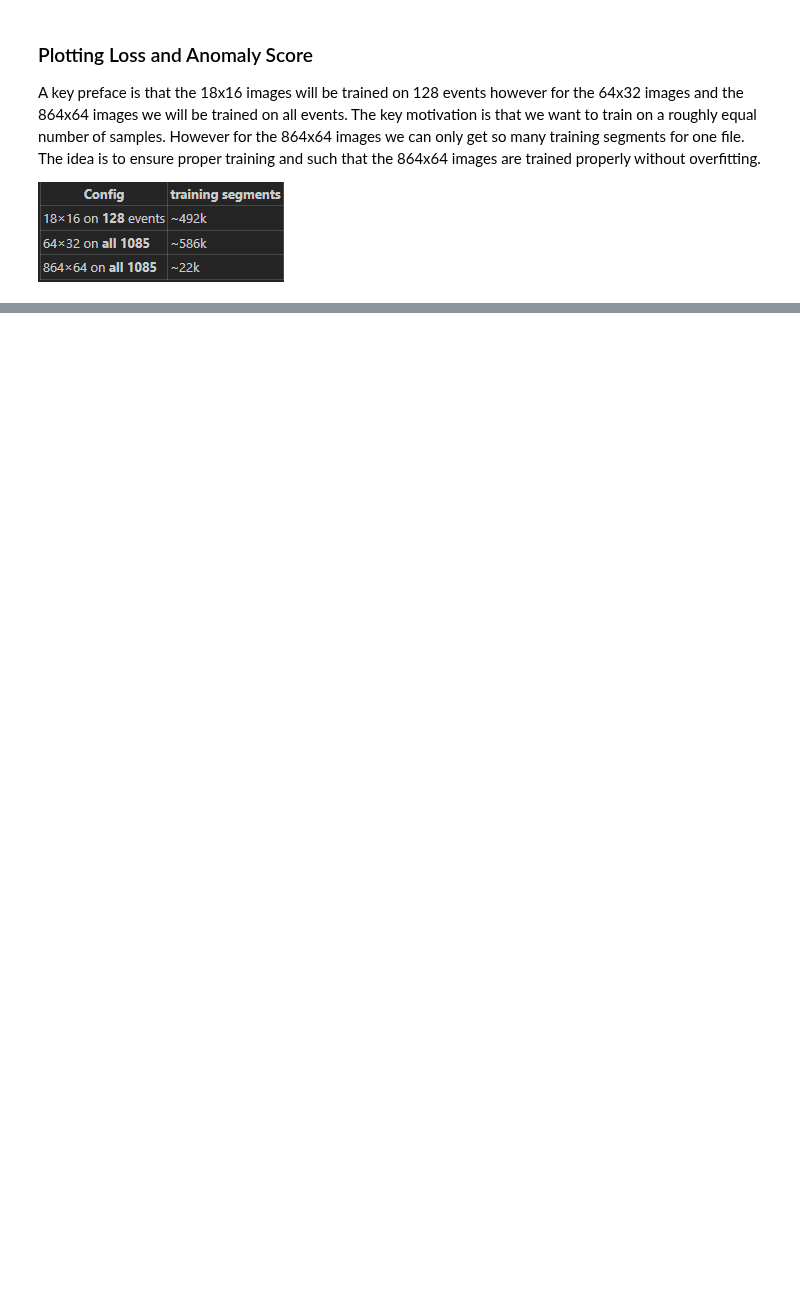
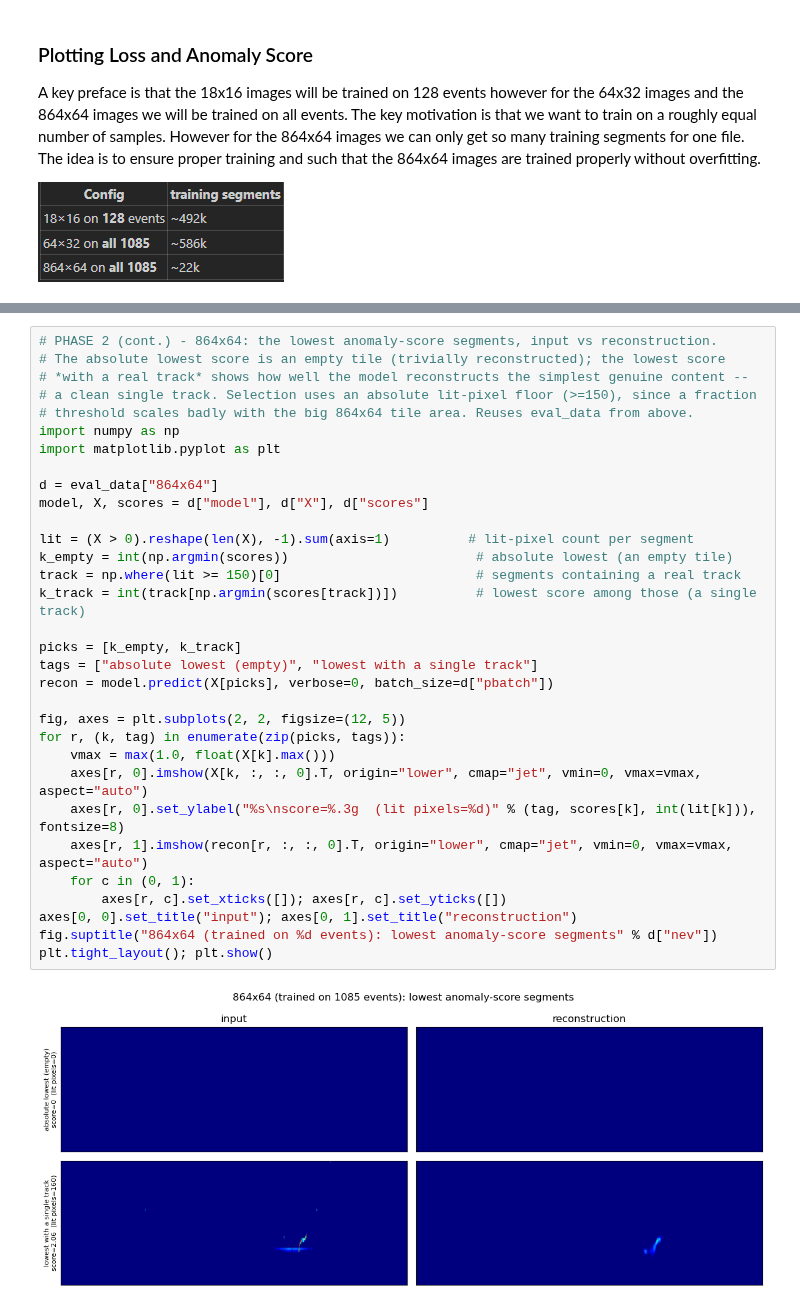
Before and after one commit to AidanShim/SCARAB, a Jupyter notebook: tutorial/MBOONE/microboone_open_data.ipynb, the cells around one changed output, grey strips where cells are left out. Cells and saved outputs as stored; diff of their text form; blank space fills up the shorter version.

```diff
--- a/tutorial/MBOONE/microboone_open_data.ipynb
+++ b/tutorial/MBOONE/microboone_open_data.ipynb
@@ -334,0 +350,34 @@ for label in ["18x16", "64x32"]:
+# %%
+# PHASE 2 (cont.) - 864x64: the lowest anomaly-score segments, input vs reconstruction.
+# The absolute lowest score is an empty tile (trivially reconstructed); the lowest score
+# *with a real track* shows how well the model reconstructs the simplest genuine content --
+# a clean single track. Selection uses an absolute lit-pixel floor (>=150), since a fraction
+# threshold scales badly with the big 864x64 tile area. Reuses eval_data from above.
+import numpy as np
+import matplotlib.pyplot as plt
+
+d = eval_data["864x64"]
+model, X, scores = d["model"], d["X"], d["scores"]
+
+lit = (X > 0).reshape(len(X), -1).sum(axis=1)          # lit-pixel count per segment
+k_empty = int(np.argmin(scores))                        # absolute lowest (an empty tile)
+track = np.where(lit >= 150)[0]                         # segments containing a real track
+k_track = int(track[np.argmin(scores[track])])          # lowest score among those (a single track)
+
+picks = [k_empty, k_track]
+tags = ["absolute lowest (empty)", "lowest with a single track"]
+recon = model.predict(X[picks], verbose=0, batch_size=d["pbatch"])
+
+fig, axes = plt.subplots(2, 2, figsize=(12, 5))
+for r, (k, tag) in enumerate(zip(picks, tags)):
+    vmax = max(1.0, float(X[k].max()))
+    axes[r, 0].imshow(X[k, :, :, 0].T, origin="lower", cmap="jet", vmin=0, vmax=vmax, aspect="auto")
+    axes[r, 0].set_ylabel("%s\nscore=%.3g  (lit pixels=%d)" % (tag, scores[k], int(lit[k])), fontsize=8)
+    axes[r, 1].imshow(recon[r, :, :, 0].T, origin="lower", cmap="jet", vmin=0, vmax=vmax, aspect="auto")
+    for c in (0, 1):
+        axes[r, c].set_xticks([]); axes[r, c].set_yticks([])
+axes[0, 0].set_title("input"); axes[0, 1].set_title("reconstruction")
+fig.suptitle("864x64 (trained on %d events): lowest anomaly-score segments" % d["nev"])
+plt.tight_layout(); plt.show()
+# %% [output]
+[figure, added]
```
Also changed, not shown: parts of 9 cells of this notebook, 6 other files.
